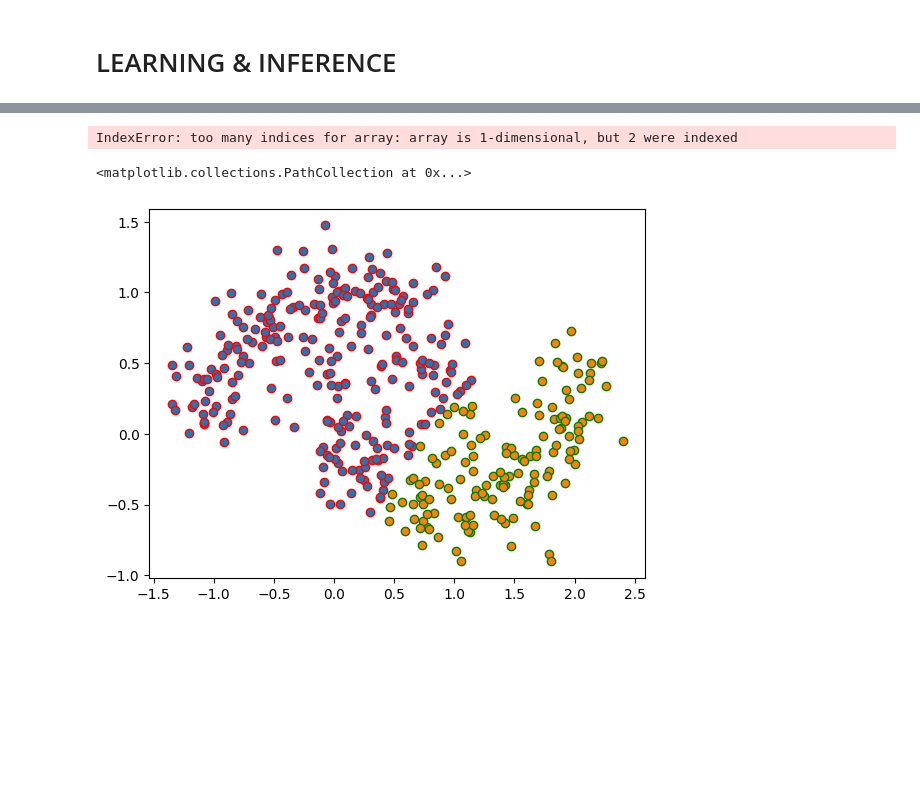
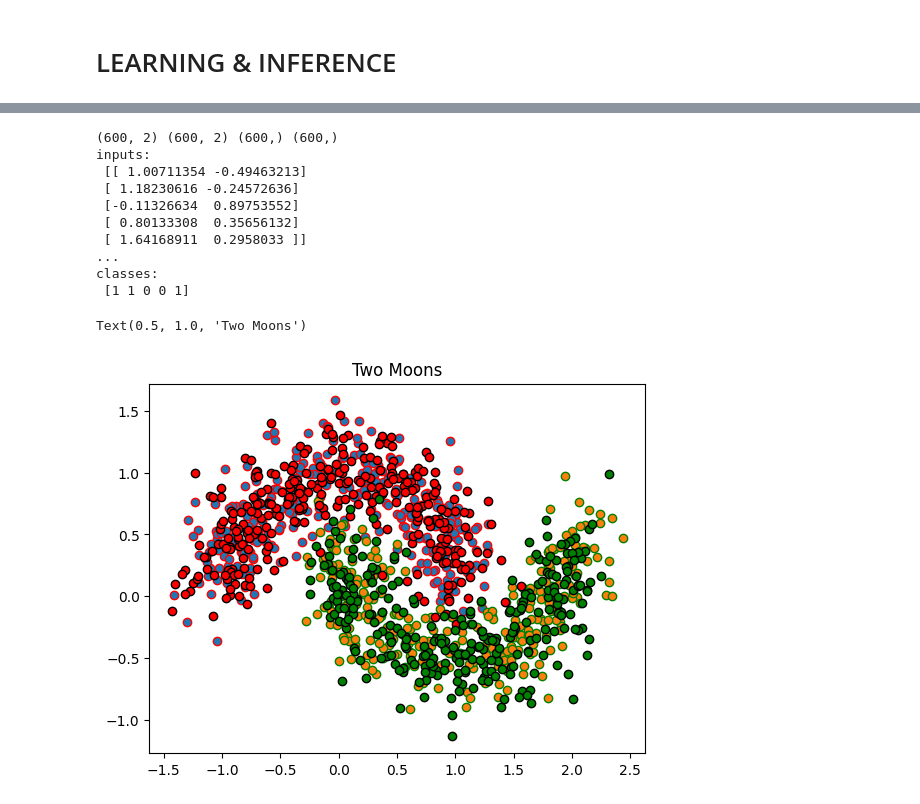
Before and after one commit to agvaniya/jupyter, a Jupyter notebook: ann/neural_nets.ipynb, the cells around one changed output, grey strips where cells are left out. Drawn from its saved outputs; the diff is of its cells as text; code cells hidden in the pictures; blank space fills up the shorter version.

```diff
--- a/ann/neural_nets.ipynb
+++ b/ann/neural_nets.ipynb
@@ -207,12 +107,0 @@ array([0, 0, 0, 0, 0, 0, 0, 0, 0, 0, 0, 0, 0, 0, 0, 0, 0, 0, 0, 0, 0, 0,
-# %%
-probs = feed_forward(X, W1, W2, W3, b1, b2 ,b3)
-classes = np.zeros(probs.shape[0], dtype=int)
-classes[probs>=0.5] = 1
-# %% [output]
-IndexError: too many indices for array: array is 1-dimensional, but 2 were indexed
-# %%
-plt.scatter(X[classes==0,0],X[classes==0,1],edgecolors='r')
-plt.scatter(X[classes==1,0],X[classes==1,1],edgecolors='g')
-# %% [output]
-<matplotlib.collections.PathCollection at 0x...>
-[figure, removed]
@@ -218,0 +115,33 @@ plt.scatter(X[classes==1,0],X[classes==1,1],edgecolors='g')
+# %%
+#
+# Generate a dataset and plot it
+#
+np.random.seed(0)
+X_full, y_full = datasets.make_moons(1200, noise=0.20)
+sets = train_test_split(X_full, y_full, test_size=0.5)
+print(sets[0].shape, sets[1].shape, sets[2].shape, sets[3].shape)
+X = sets[0]
+X_test = sets[1]
+y = sets[2]
+y_test = sets[3]
+print('inputs:\n',X[:5,:],'\n...')
+print('classes:\n',y[:5])
+plt.scatter(X[y==0,0],X[y==0,1],edgecolors='r')
+plt.scatter(X[y==1,0],X[y==1,1],edgecolors='g')
+plt.scatter(X_test[y_test==0,0],X_test[y_test==0,1],c='r',edgecolors='k')
+plt.scatter(X_test[y_test==1,0],X_test[y_test==1,1],c='g',edgecolors='k')
+
+plt.title('Two Moons')
+# %% [output]
+(600, 2) (600, 2) (600,) (600,)
+inputs:
+ [[ 1.00711354 -0.49463213]
+ [ 1.18230616 -0.24572636]
+ [-0.11326634  0.89753552]
+ [ 0.80133308  0.35656132]
+ [ 1.64168911  0.2958033 ]]
+...
+classes:
+ [1 1 0 0 1]
+Text(0.5, 1.0, 'Two Moons')
+[figure, added]
```
Also changed, not shown: parts of 20 cells of this notebook, 1 other file.
